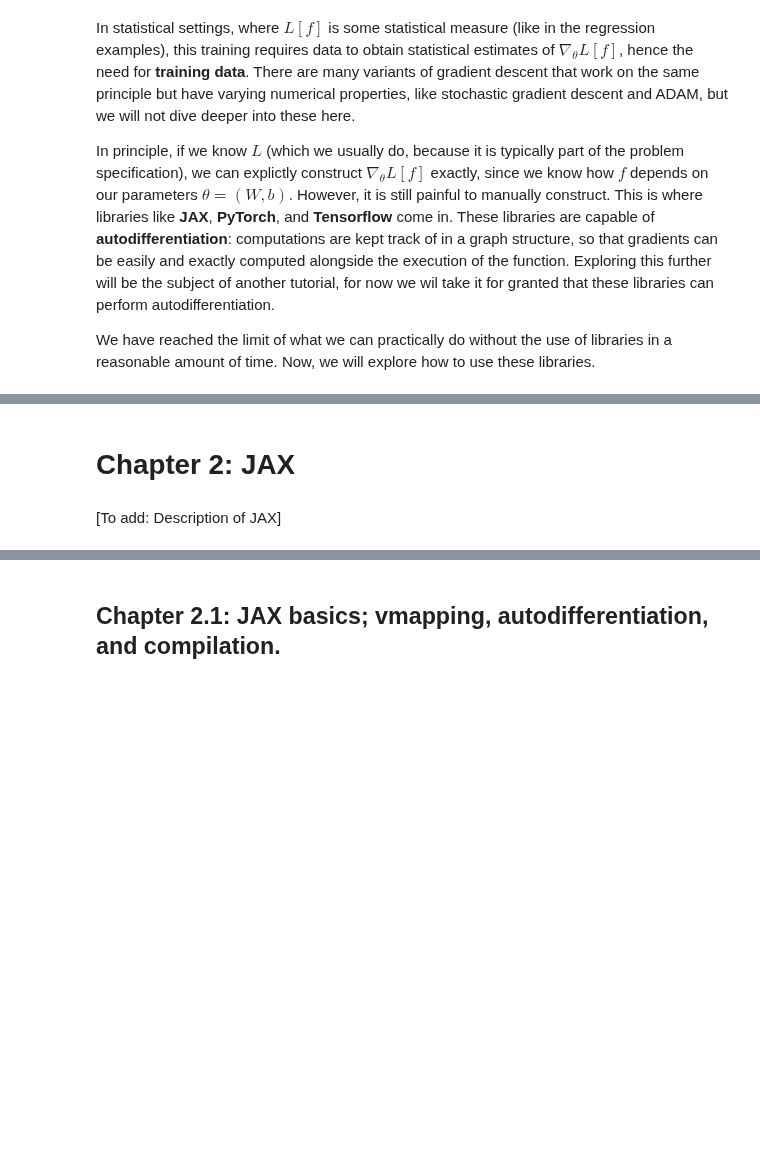
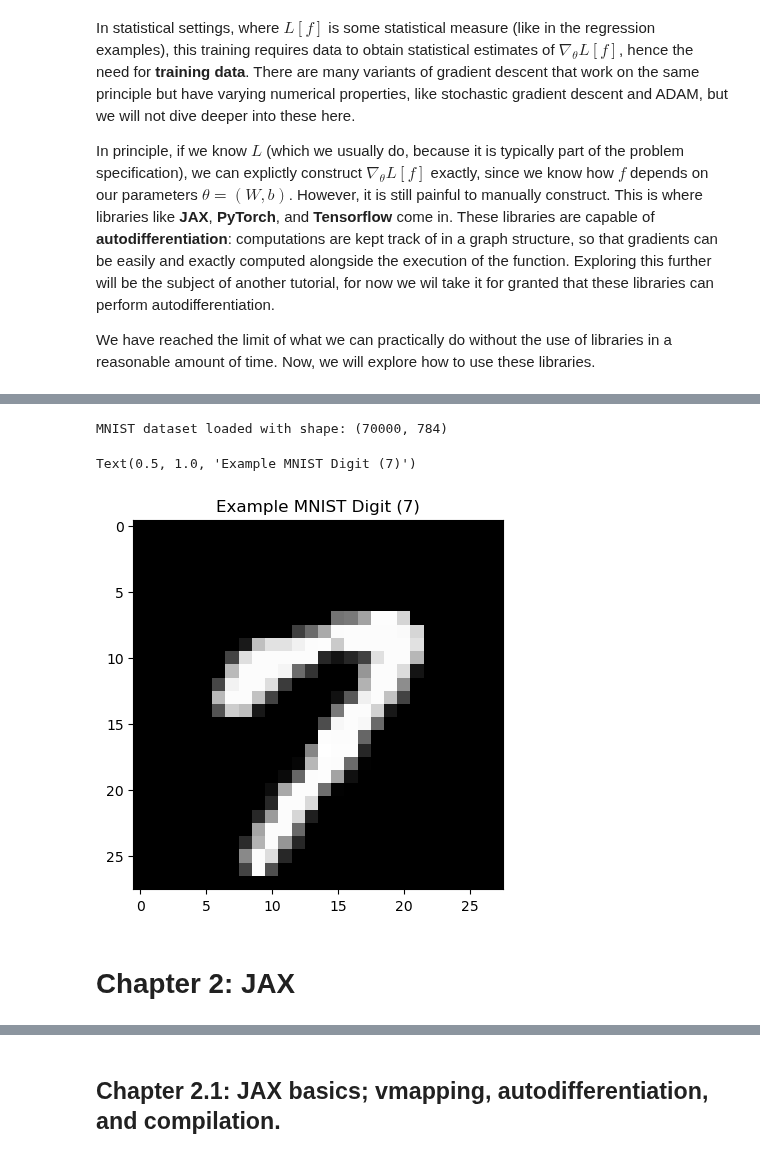
Before and after one commit to mcgen-ct/tutorials, a Jupyter notebook: ml/neural_networks.ipynb, the cells around one changed output, grey strips where cells are left out. Saved outputs shown, nothing was run; the diff lists cells and outputs as text; code cells hidden in the pictures; blank space fills up the shorter version.

```diff
--- a/ml/neural_networks.ipynb
+++ b/ml/neural_networks.ipynb
@@ -425,4 +446,14 @@ We have reached the limit of what we can practically do without the use of libra
+# %%
+mnist = fetch_openml('mnist_784', version=1, as_frame=False)
+X_mnist = mnist.data / 255.0  # Normalize pixel values to [0, 1]
+y_mnist = mnist.target.astype(int)  # Convert target to integers
+
+# The MNIST input dimension is 784, but we can visualize it as 28x28 images
+plt.imshow(X_mnist[y_mnist == 7][0].reshape(28, 28), cmap='gray')
+plt.title('Example MNIST Digit (7)')
+# %% [output]
+MNIST dataset loaded with shape: (70000, 784)
+Text(0.5, 1.0, 'Example MNIST Digit (7)')
+[figure, added]
 # %% [markdown]
 # Chapter 2: JAX
-# %% [markdown]
-[To add: Description of JAX]
```
Also changed, not shown: parts of 55 cells of this notebook.
